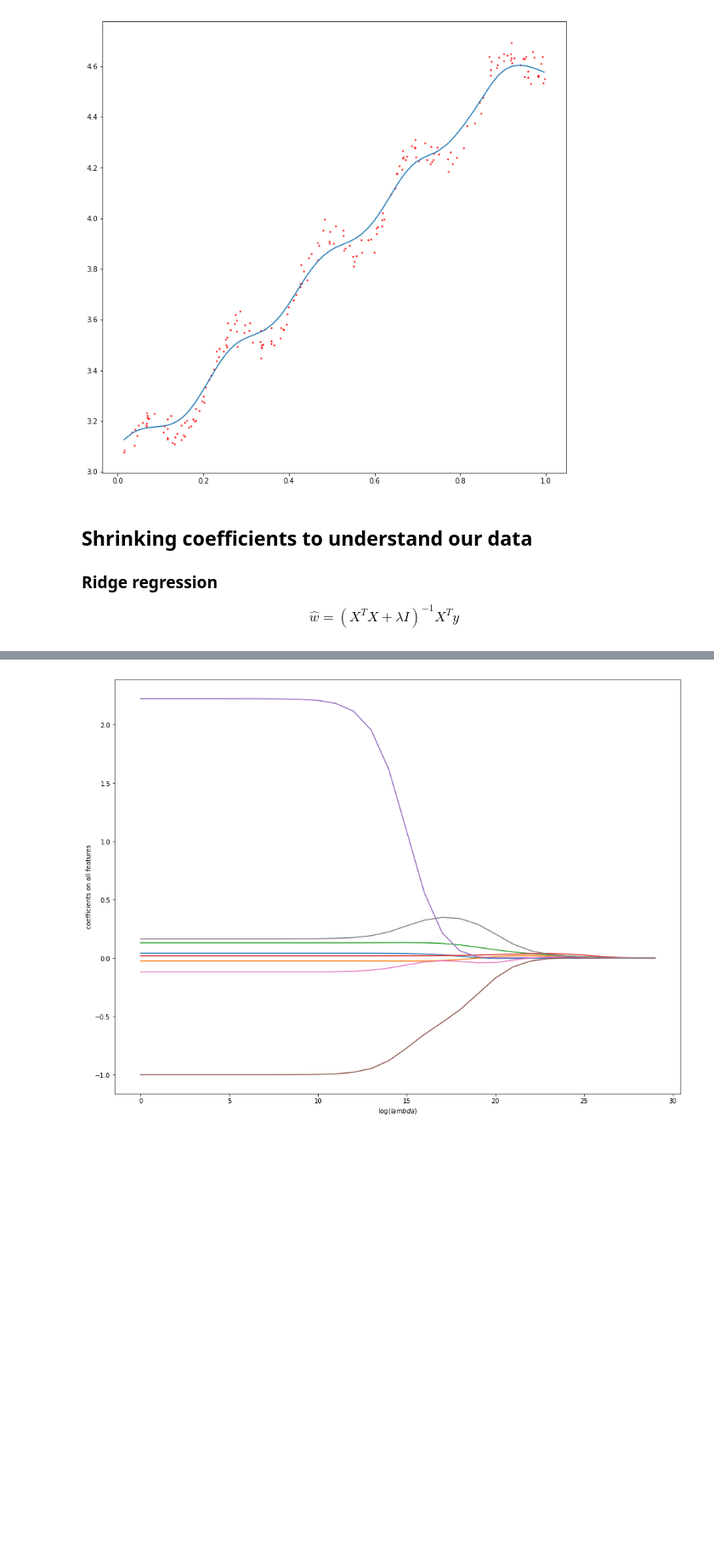
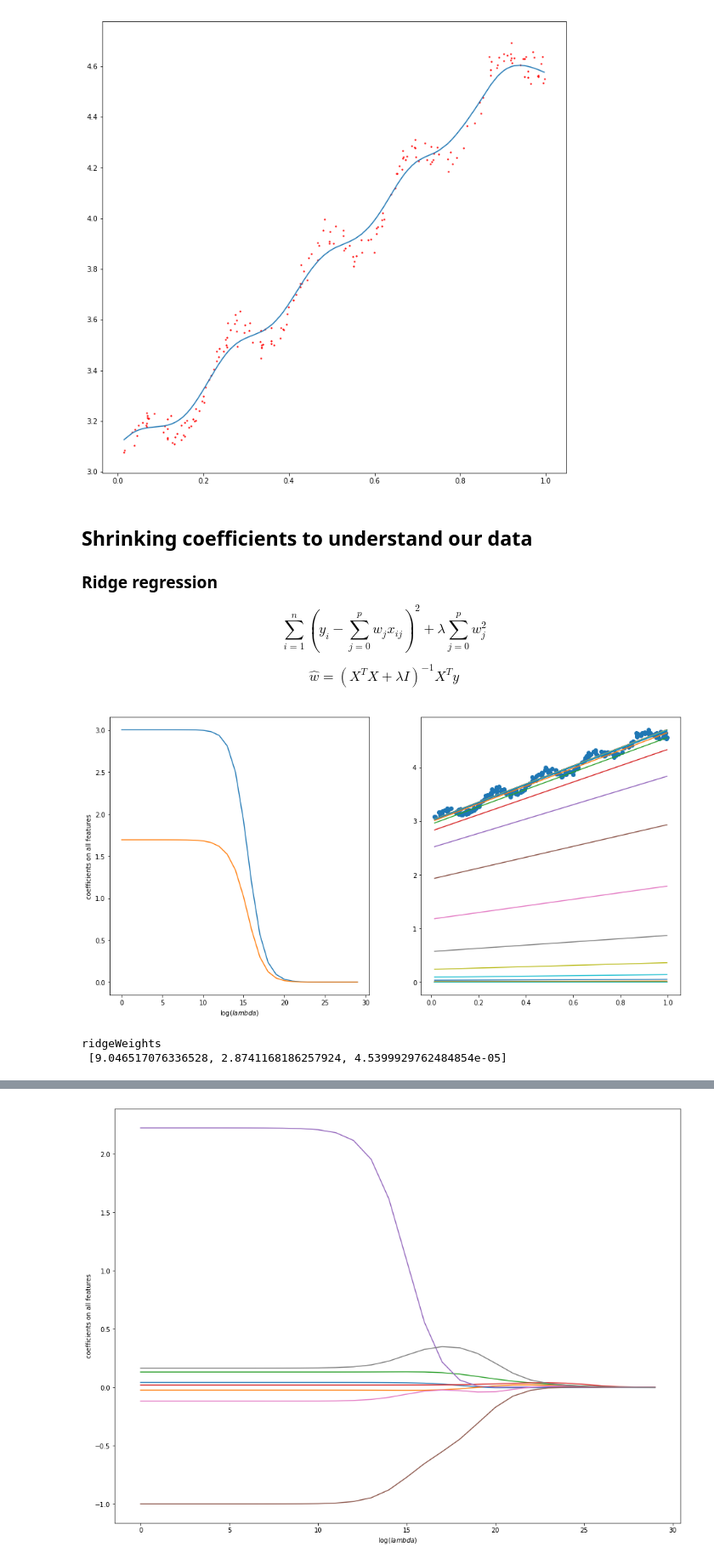
Before and after one commit to taicaile/study_notes, a Jupyter notebook: 002_MachineLearninginAction/Chapter 8 Predicting numeric values Regression/Chapter 8 Predicting numeric values Regression.ipynb, the cells around one changed output, grey strips where cells are left out. Shown: that part at 85% size. Cells and saved outputs as stored; diff of their text form; code cells hidden in the pictures; blank space fills up the shorter version.

```diff
--- a/002_MachineLearninginAction/Chapter 8 Predicting numeric values Regression/Chapter 8 Predicting numeric values Regression.ipynb
+++ b/002_MachineLearninginAction/Chapter 8 Predicting numeric values Regression/Chapter 8 Predicting numeric values Regression.ipynb
@@ -34,7 +34,7 @@ def loadDataSet(filename):
         labelMat.append(float(curLine[-1]))
     return dataMat, labelMat
 # %%
-def Calcua1lateWs(xArr, yArr):
+def standRegres(xArr, yArr):
     xMat = np.mat(xArr)
     yMat = np.mat(yArr).T
     xTx = xMat.T*xMat
@@ -46,8 +46,8 @@ def Calcua1lateWs(xArr, yArr):
 # %%
 # linear regression test
 xArr, yArr = loadDataSet('./src/ex0.txt')
-ws = Calcua1lateWs(xArr, yArr)
-
+ws = standRegres(xArr, yArr)
+print('ws:', ws)
 xMat = np.mat(xArr)
 yMat = np.mat(yArr)
 yHat = xMat*ws
@@ -112,6 +114,9 @@ plt.show()
 # %% [markdown]
 ## Shrinking coefficients to understand our data
 ### Ridge regression
+
+$$\sum_{i=1}^{n}(y_i - \sum_{j=0}^{p}w_j x_{ij})^2 + \lambda \sum_{j=0}^{p} w^2_j $$
+
 $$\hat w = (X^{T}X+\lambda I)^{-1}X^{T}y$$
 # %%
 def ridgeRegres(xMat, yMat, lam=0.2):
@@ -139,3 +148,36 @@ def ridgeTest(xArr, yArr):
         ws = ridgeRegres(xMat, yMat, np.exp(i-10))
         wMat[i, :] = ws.T
     return wMat
+# %%
+abX, abY = loadDataSet('./src/ex0.txt')
+
+xMat = np.mat(abX)
+yMat = np.mat(abY).T
+numTestPts = 30
+testLam = []
+wMat = np.zeros((numTestPts, np.shape(xMat)[1]))
+for i in range(numTestPts):
+    ws = ridgeRegres(xMat, yMat, np.exp(i-10))
+    testLam.append(np.exp(i-10))
+    wMat[i, :] = ws.T
+ridgeWeights = wMat.copy()
+fig = plt.figure(figsize=(16, 8))
+ax1 = fig.add_subplot(121)
+ax1.plot(ridgeWeights)
+plt.xlabel('$\log (lambda)$')
+plt.ylabel('coefficients on all features')
+
+ax2 = fig.add_subplot(122)
+ax2.scatter(xMat[:, 1].flatten().A[0], yMat[:, 0].flatten().A[0])
+xCopy = xMat.copy()
+xCopy.sort(0)
+for i in range(np.shape(ridgeWeights)[0]):
+    yHat = (ridgeWeights[i]) * (xCopy.T)
+    ax2.plot(xCopy[:, 1], yHat.T)
+plt.show()
+outputs = [(a**2).tolist()+[b] for a, b in zip(ridgeWeights, testLam)]
+print('ridgeWeights\n', outputs[0])
+# %% [output]
+[figure, added]
+ridgeWeights
+ [9.046517076336528, 2.8741168186257924, 4.5399929762484854e-05]
```
Also changed, not shown: parts of 11 cells of this notebook.
